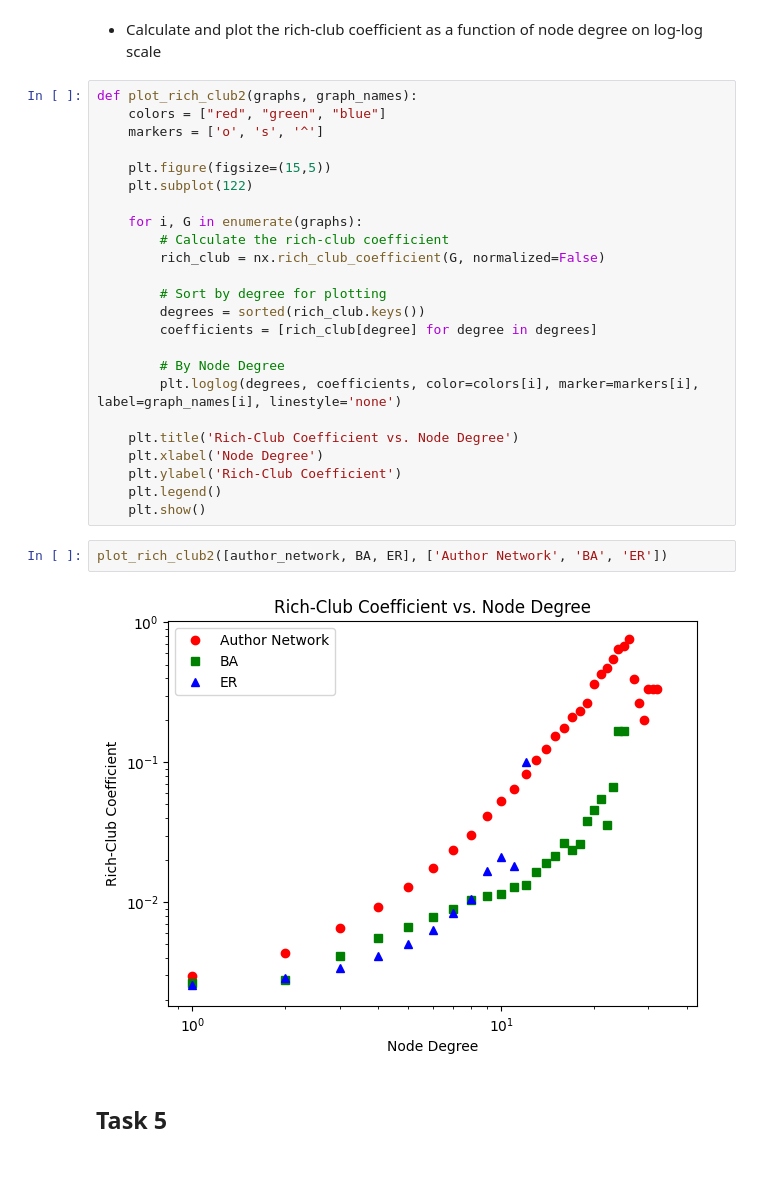
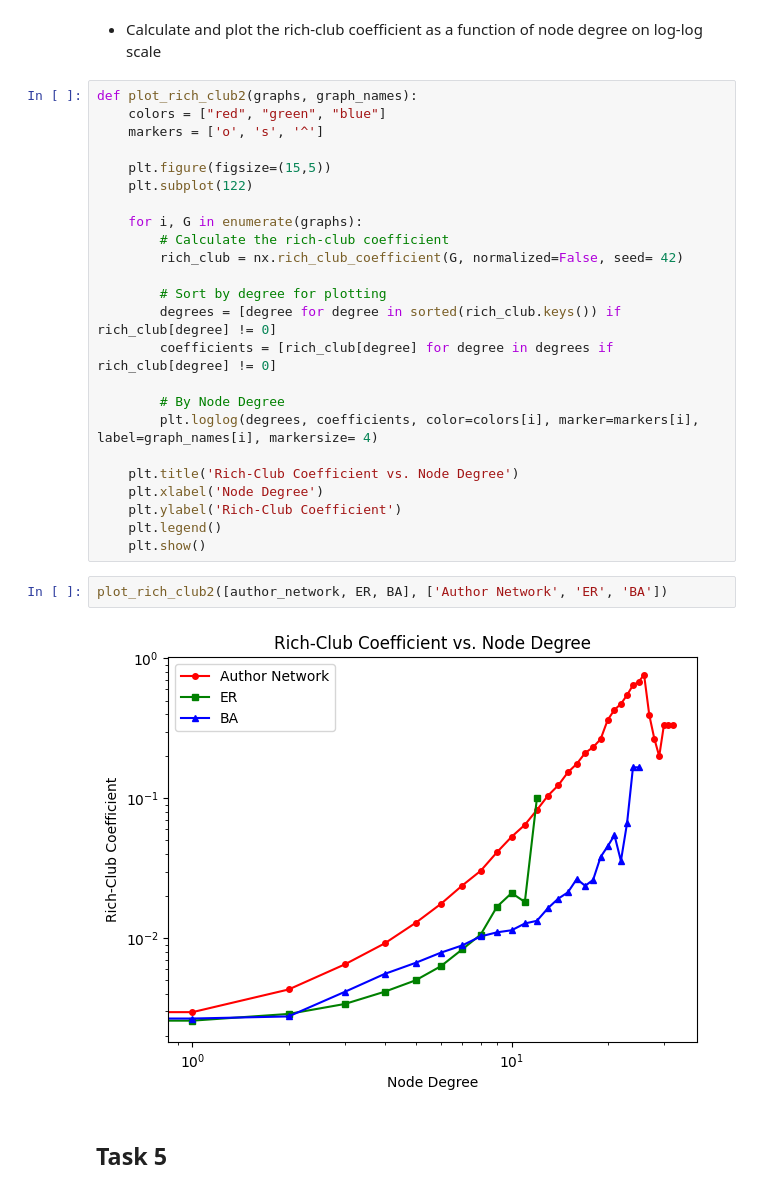
Before and after one commit to ignRyann/author-network-analysis, a Jupyter notebook: coursework1.ipynb, the cells around one changed output. Saved outputs shown, nothing was run; the diff lists cells and outputs as text.

```diff
--- a/coursework1.ipynb
+++ b/coursework1.ipynb
@@ -381,14 +402,14 @@ def plot_rich_club2(graphs, graph_names):
 
     for i, G in enumerate(graphs):
         # Calculate the rich-club coefficient
-        rich_club = nx.rich_club_coefficient(G, normalized=False)
+        rich_club = nx.rich_club_coefficient(G, normalized=False, seed= 42)
 
         # Sort by degree for plotting
-        degrees = sorted(rich_club.keys())
-        coefficients = [rich_club[degree] for degree in degrees]
+        degrees = [degree for degree in sorted(rich_club.keys()) if rich_club[degree] != 0]
+        coefficients = [rich_club[degree] for degree in degrees if rich_club[degree] != 0]
 
         # By Node Degree
-        plt.loglog(degrees, coefficients, color=colors[i], marker=markers[i], label=graph_names[i], linestyle='none')
+        plt.loglog(degrees, coefficients, color=colors[i], marker=markers[i], label=graph_names[i], markersize= 4)
 
     plt.title('Rich-Club Coefficient vs. Node Degree')
     plt.xlabel('Node Degree')
@@ -396,9 +417,9 @@ def plot_rich_club2(graphs, graph_names):
     plt.legend()
     plt.show()
 # %%
-plot_rich_club2([author_network, BA, ER], ['Author Network', 'BA', 'ER'])
+plot_rich_club2([author_network, ER, BA], ['Author Network', 'ER', 'BA'])
 # %% [output]
-[figure, old version]
+[figure, new version]
 # %% [markdown]
 ## Task 5
 # %% [markdown]
```
Also changed, not shown: parts of 24 cells of this notebook, 1 other file.
